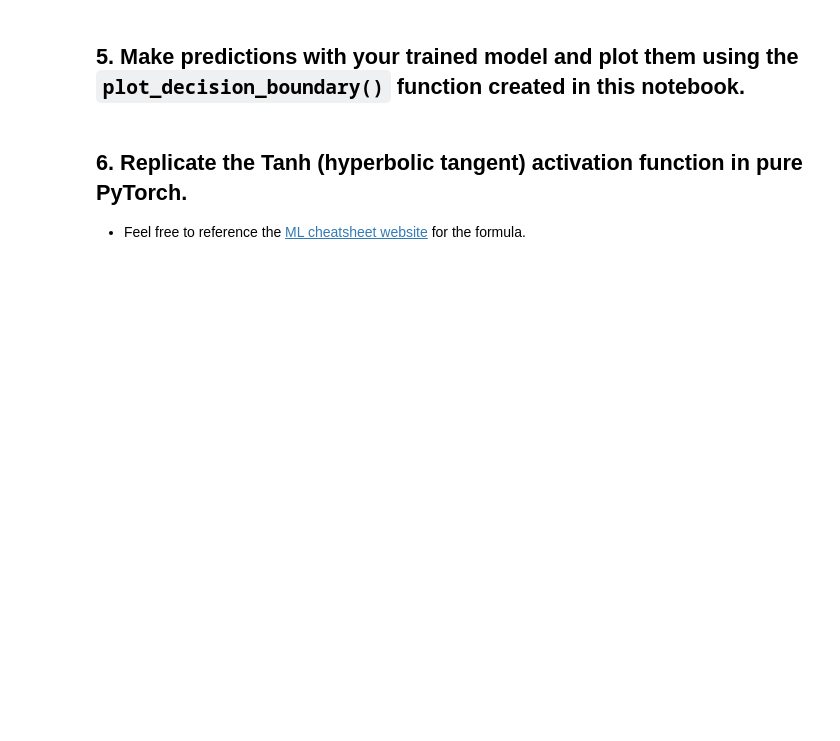
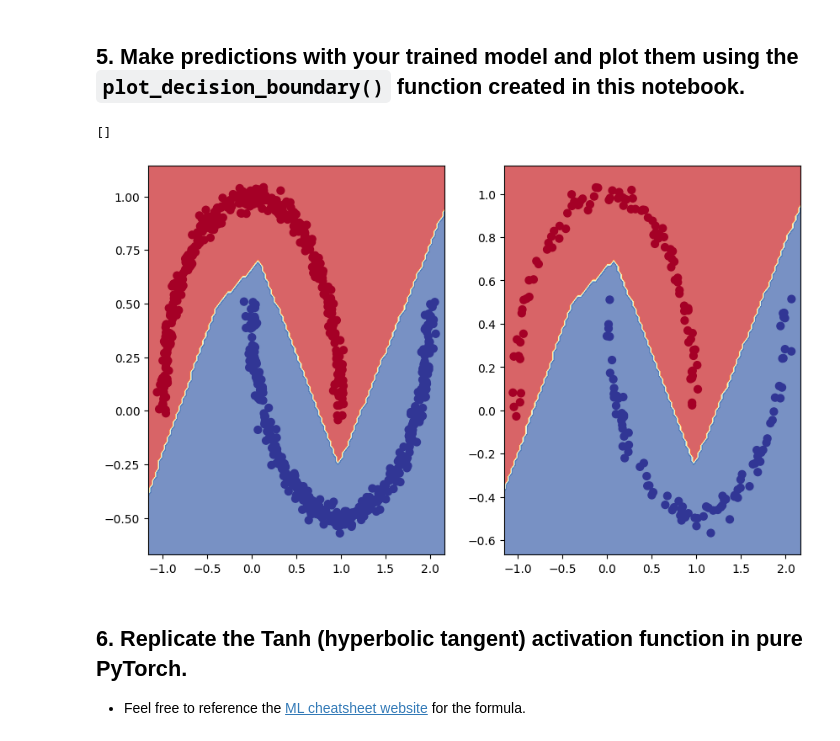
Before and after one commit to minghaozou/pytorch-tutorial-with-solutions, a Jupyter notebook: solutions/02_pytorch_classification_exercises.ipynb, the cells around one changed output. Drawn from its saved outputs; the diff is of its cells as text; code cells hidden in the pictures; blank space fills up the shorter version.

```diff
--- a/solutions/02_pytorch_classification_exercises.ipynb
+++ b/solutions/02_pytorch_classification_exercises.ipynb
@@ -299,3 +297,16 @@ def plot_decision_boundary(model, X, y):
+# %%
+# Plot decision boundaries for training and test sets
+plt.figure(figsize = (10, 6))
+plt.subplot(1, 2, 1)
+plot_decision_boundary(model, X_train, y_train)
+plt.plot()
+
+plt.subplot(1, 2, 2)
+plot_decision_boundary(model, X_test, y_test)
+plt.plot()
+# %% [output]
+[]
+[figure, added]
 # %% [markdown]
 ## 6. Replicate the Tanh (hyperbolic tangent) activation function in pure PyTorch.
   * Feel free to reference the [ML cheatsheet website](https://ml-cheatsheet.readthedocs.io/en/latest/activation_functions.html#tanh) for the formula.
```
Also changed, not shown: parts of 1 cell of this notebook.
